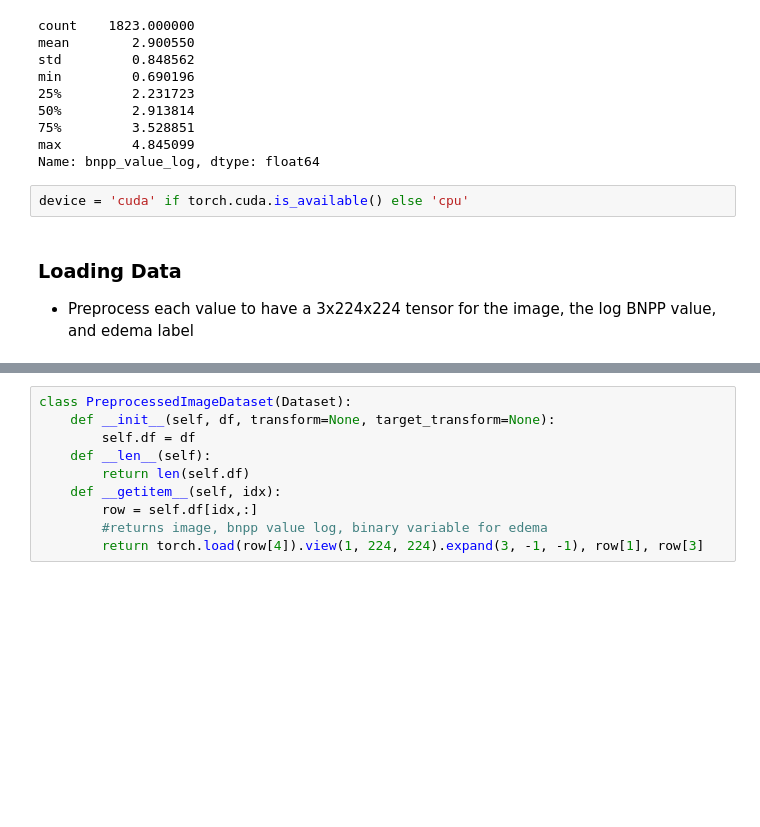
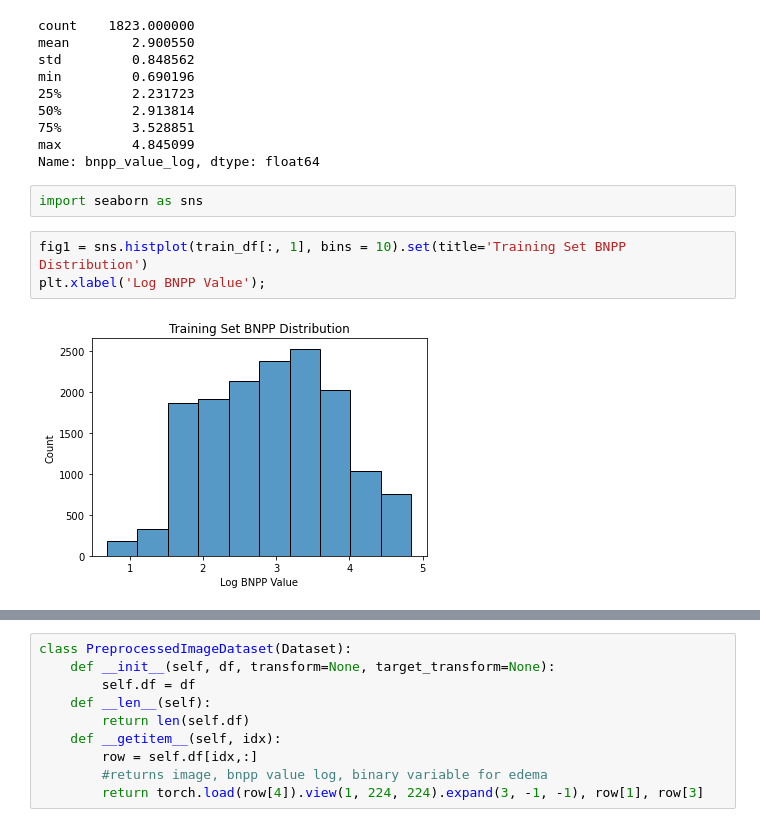
Before and after one commit to ddav118/DSC180A, a Jupyter notebook: Final.ipynb, the cells around one changed output, grey strips where cells are left out. Cells and saved outputs as stored; diff of their text form; blank space fills up the shorter version.

```diff
--- a/Final.ipynb
+++ b/Final.ipynb
@@ -152,9 +159,10 @@ min         0.690196
 75%         3.528851
 max         4.845099
 Name: bnpp_value_log, dtype: float64
-# %%
-device = 'cuda' if torch.cuda.is_available() else 'cpu'
-# %% [markdown]
-### Loading Data
-
-- Preprocess each value to have a 3x224x224 tensor for the image, the log BNPP value, and edema label
+# %%
+import seaborn as sns
+# %%
+fig1 = sns.histplot(train_df[:, 1], bins = 10).set(title='Training Set BNPP Distribution')
+plt.xlabel('Log BNPP Value');
+# %% [output]
+[figure, added]
```
Also changed, not shown: parts of 36 cells of this notebook.
